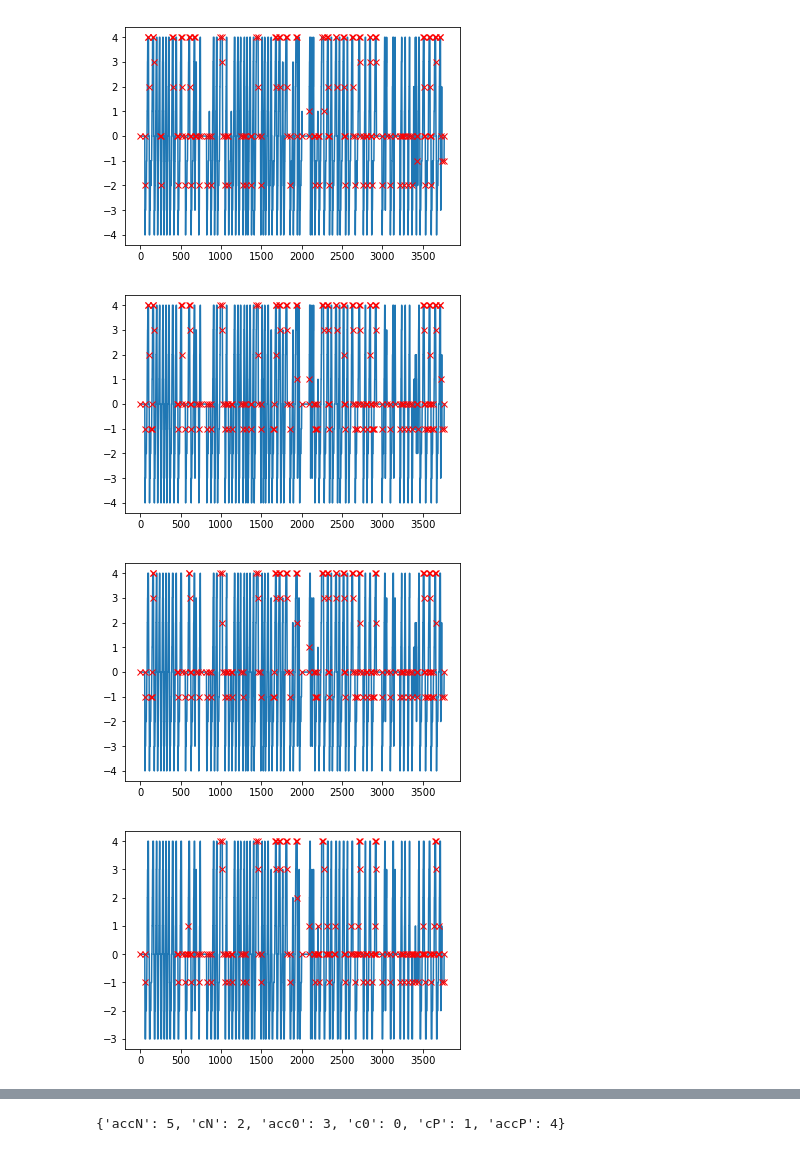
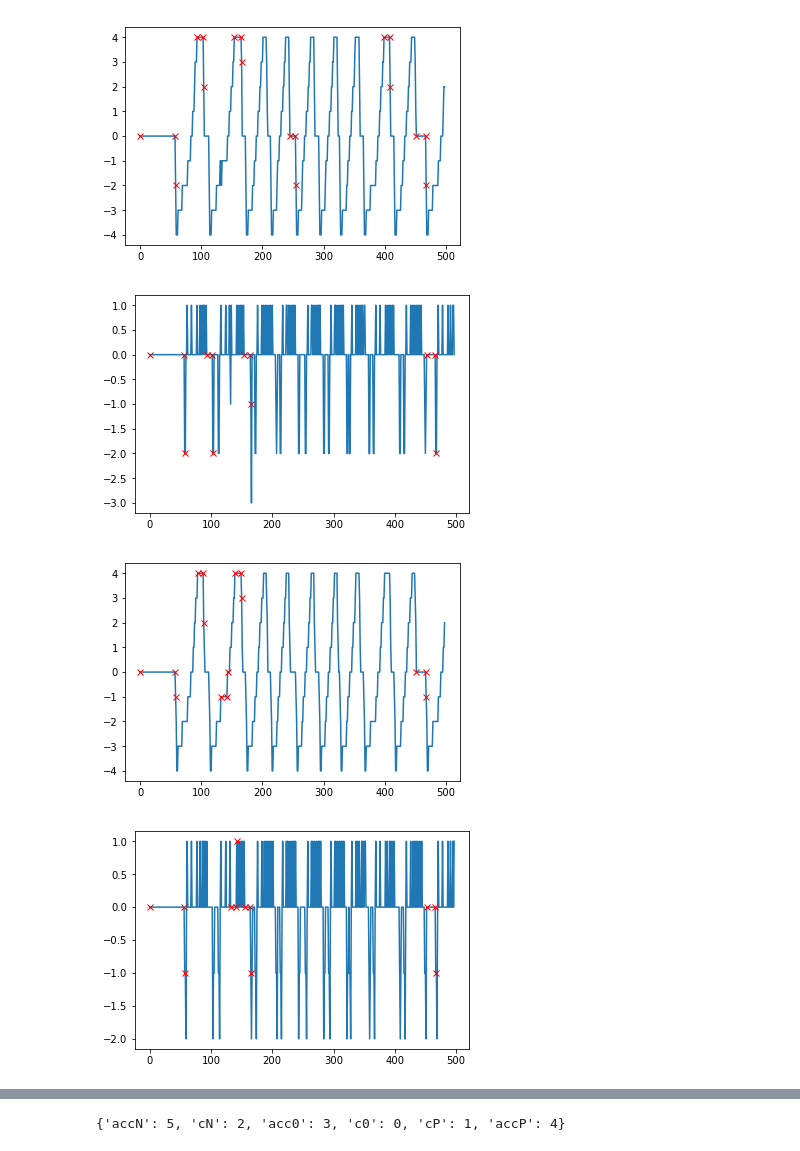
Before and after one commit to JoeOsborn/mechlearn, a Jupyter notebook: mechlearn/Segmentation.ipynb, the cells around one changed output, grey strips where cells are left out. Saved outputs shown, nothing was run; the diff lists cells and outputs as text; code cells hidden in the pictures.

```diff
--- a/mechlearn/Segmentation.ipynb
+++ b/mechlearn/Segmentation.ipynb
@@ -40,6 +40,7 @@ for track in sorted(tracks[0]):
     #plt.plot(trackDat[:,0],256-trackDat[:,2])
     #plt.show()
 track = np.vstack(kept)
+track = track[:500,:]
 plt.plot(track[:,0],256-track[:,2])
 plt.show()
 # %% [output]
@@ -106,6 +126,7 @@ def zero_crossings(vals):
             sign_intervals.append(last_sign_change)
             sign_intervals.append(t-1)
             sign_intervals.append(t)
+            sign_intervals.append(t+1)
             last_sign = v
             last_sign_change = t
     if t - 1 != last_sign_change:
@@ -121,49 +142,40 @@ smoothed = scipy.ndimage.filters.convolve1d(velocities, np.ones(window)/window)
 # %%
 axis = 2
 
 velocities = track[1:,axis]-track[:-1,axis]
 
 same_window = 10
 
 switch_points = set(zero_crossings(velocities))
 
 smoothed_points = set(samey_intervals(velocities,t_window=same_window))
 for w in range(2,6):
     smoothed = scipy.ndimage.filters.convolve1d(velocities, np.ones(w)/w)
     #print smoothed
     plt.plot(smoothed)
+    points = samey_intervals(smoothed,t_window=same_window)
+    smoothed_points |= set(points)
+    plt.plot(np.array(points),smoothed[np.array(points,dtype='int')],'rx')
+    plt.show()
+    smoothed = smoothed[1:]-smoothed[:-1]
+    points = samey_intervals(smoothed,t_window=same_window)
+    smoothed_points |= set(points)
 
-    points = samey_intervals(smoothed,t_window=same_window)
+    plt.plot(smoothed)
     plt.plot(np.array(points),smoothed[np.array(points,dtype='int')],'rx')
     plt.show()
 
-    pts = set()
-    for pt in smoothed_points:
-        added = False
-        for ii in range(-same_window,same_window+1):
-            if pt+ii in points:
-                pts.add(pt)
-
-    for pt in points:
-        add = True
-        for ii in range(-same_window,same_window+1):
-            if pt+ii in pts:
-                add = False
-        if add:
-            pts.add(pt)
-
-    smoothed_points = pts
 
 velocity_times = sorted(switch_points |smoothed_points)
 
 plt.plot(velocities)
 plt.show()
 
 plt.plot(track[:,2])
 plt.plot(np.array(velocity_times),track[np.array(velocity_times,dtype='int'),2],'rx')
 plt.show()
 # %% [output]
-[figure, old version]
+[figure, new version]
-[figure, old version]
+[figure, new version]
-[figure, old version]
+[figure, new version]
-[figure, old version]
+[figure, new version]
```
Also changed, not shown: parts of 14 cells of this notebook.
